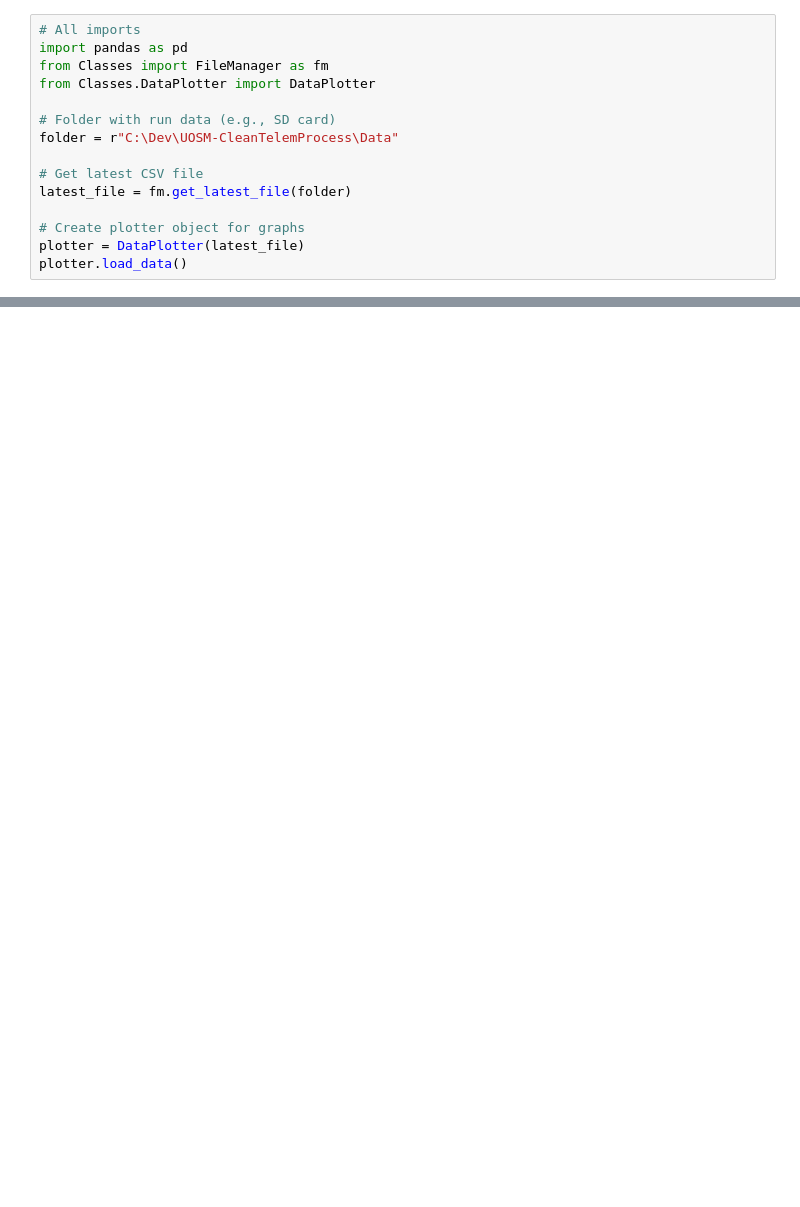
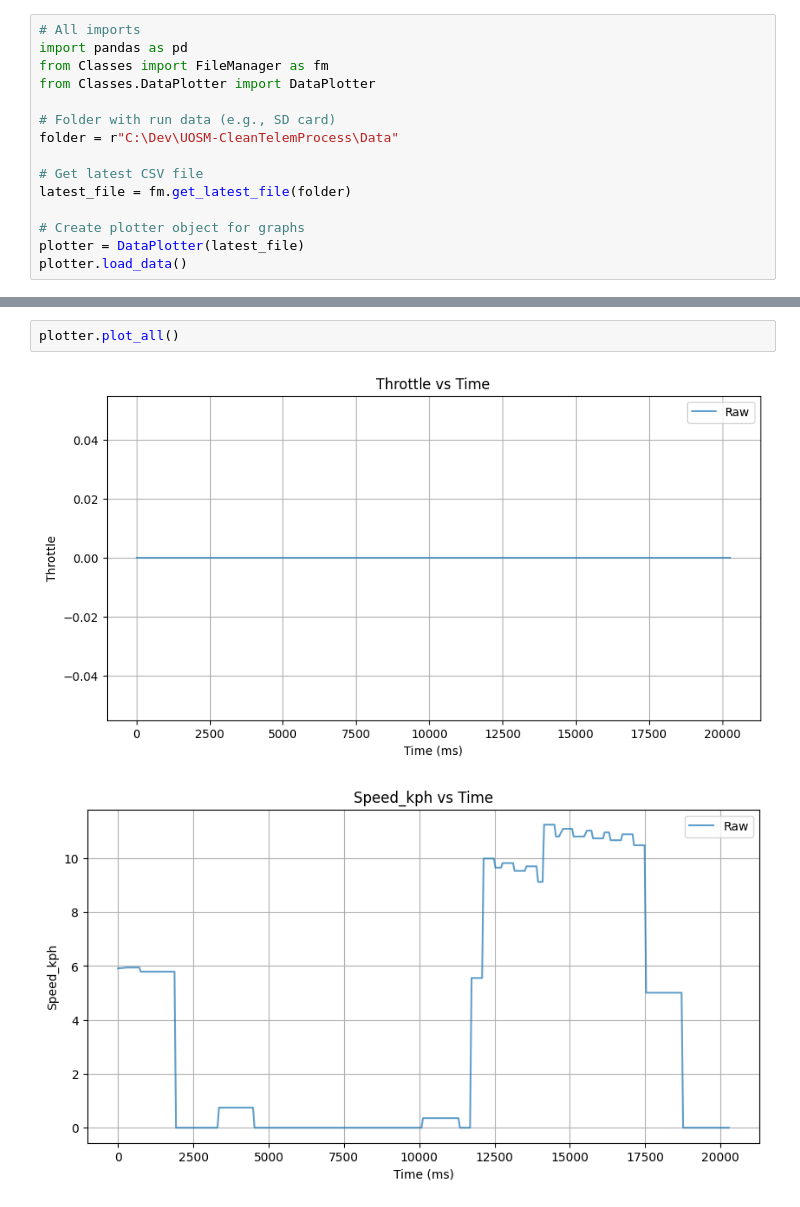
Before and after one commit to KalebACC/UOSM-CleanTelemProcess, a Jupyter notebook: Plotting.ipynb, the cells around one changed output, grey strips where cells are left out. Cells and saved outputs as stored; diff of their text form; blank space fills up the shorter version.

```diff
--- a/Plotting.ipynb
+++ b/Plotting.ipynb
@@ -20,0 +21,5 @@ plotter.plot_single("Speed", smooth_window=20, start_time=10000, end_time=20000,
+# %%
+plotter.plot_all()
+# %% [output]
+[figure, added]
+[figure, added]
```
Also changed, not shown: parts of 2 cells of this notebook, 1 other file.
